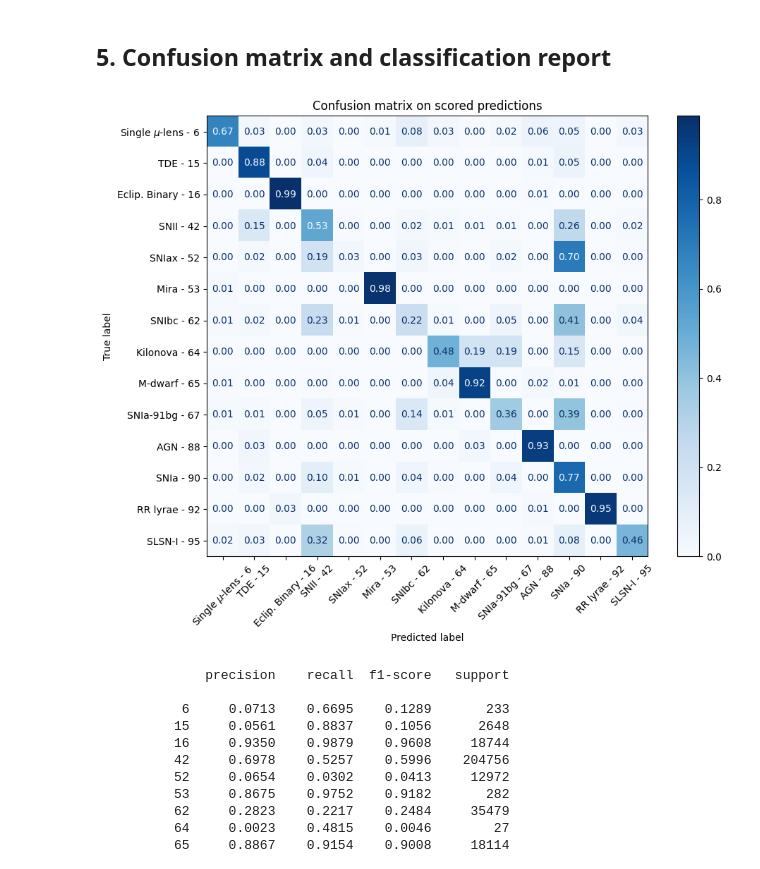
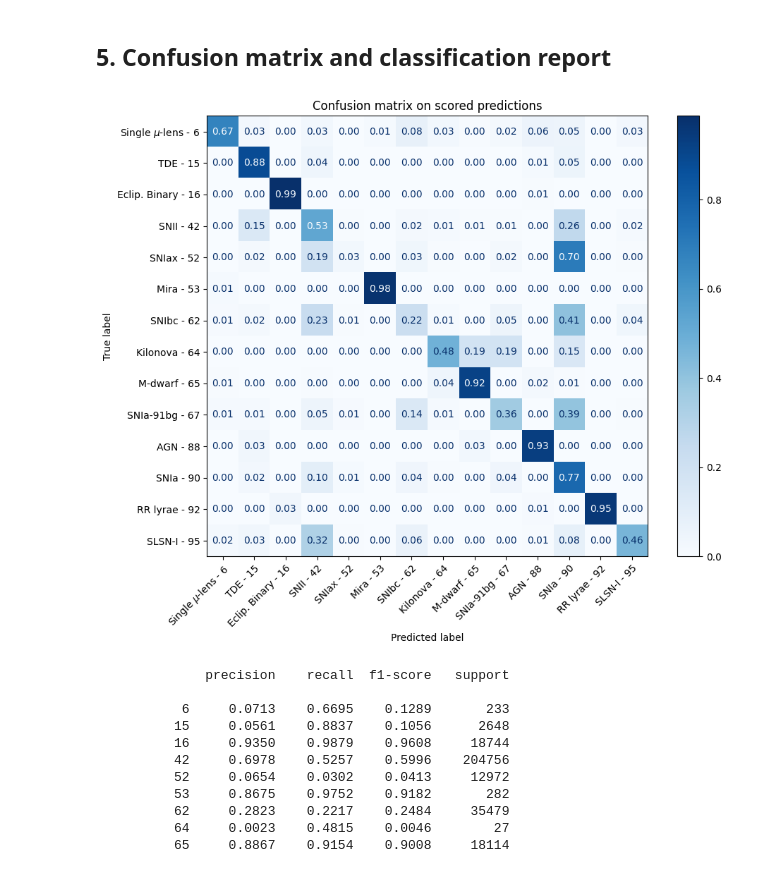
Before and after one commit to stuitje/dlip_plasticc, a Jupyter notebook: notebooks/train_predict_score_transformer_plasticc.ipynb, the cells around one changed output. Saved outputs shown, nothing was run; the diff lists cells and outputs as text; code cells hidden in the pictures.

```diff
--- a/notebooks/train_predict_score_transformer_plasticc.ipynb
+++ b/notebooks/train_predict_score_transformer_plasticc.ipynb
@@ -530,34 +532,41 @@ y_true, pred_aligned = align_truth_and_predictions(
     normalize=True,
 )
 
 y_pred = pred_aligned.idxmax(axis=1)
 labels = sorted(np.unique(np.concatenate([y_true.values, y_pred.values])))
 
 # map numeric class ids to readable labels
 display_labels = [plot_labels_short.get(l, str(l)) for l in labels]
 
 cm = confusion_matrix(y_true, y_pred, labels=labels, normalize=CONFUSION_NORMALIZE)
 
 fig, ax = plt.subplots(figsize=FIGSIZE_CONFUSION)
 
 disp = ConfusionMatrixDisplay(
     confusion_matrix=cm,
     display_labels=display_labels,  # readable labels
 )
 
 disp.plot(
     ax=ax,
     xticks_rotation=45,
     colorbar=True,
     cmap=plt.cm.Blues,
     values_format=".2f",
 )
 
+ax.set_xticklabels(
+    ax.get_xticklabels(),
+    rotation=45,
+    ha='right',  # anchors the label end under the tick
+    rotation_mode='anchor'
+)
+
 ax.set_title("Confusion matrix on scored predictions")
 plt.tight_layout()
 plt.show()
 # %% [output]
-[figure, old version]
+[figure, new version]
 # %%
 print(classification_report(y_true, y_pred, digits=4))
 # %% [output]
```
Also changed, not shown: parts of 1 cell of this notebook, 3 other files.
